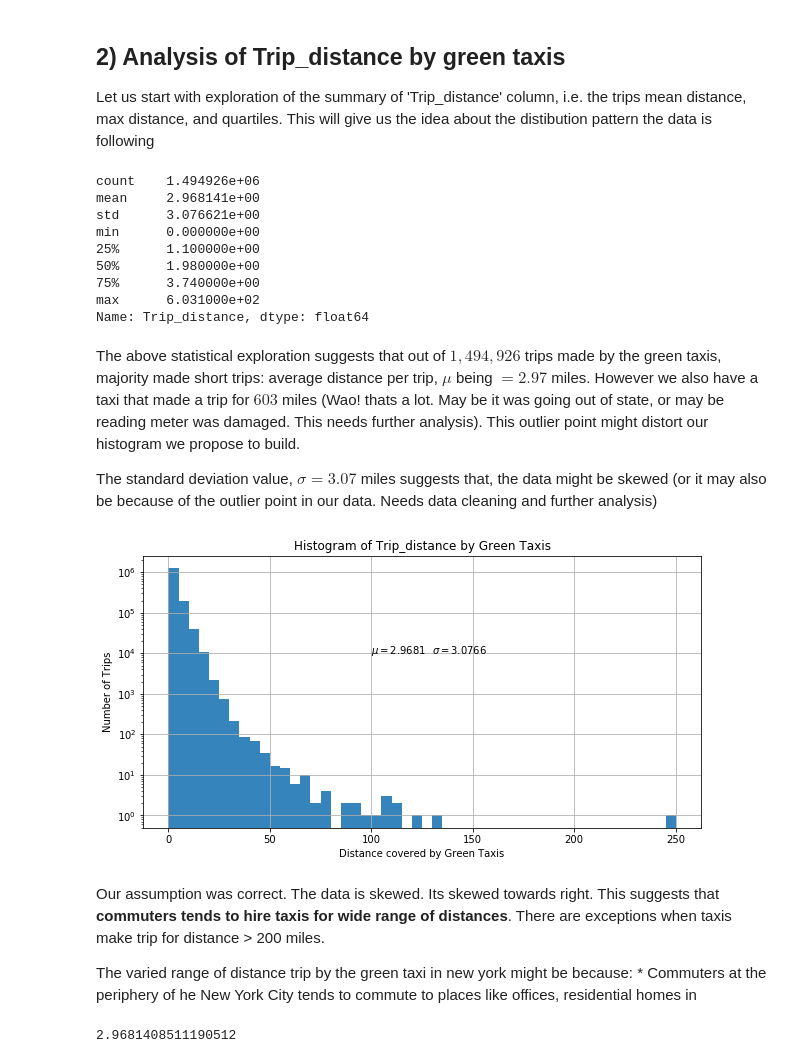
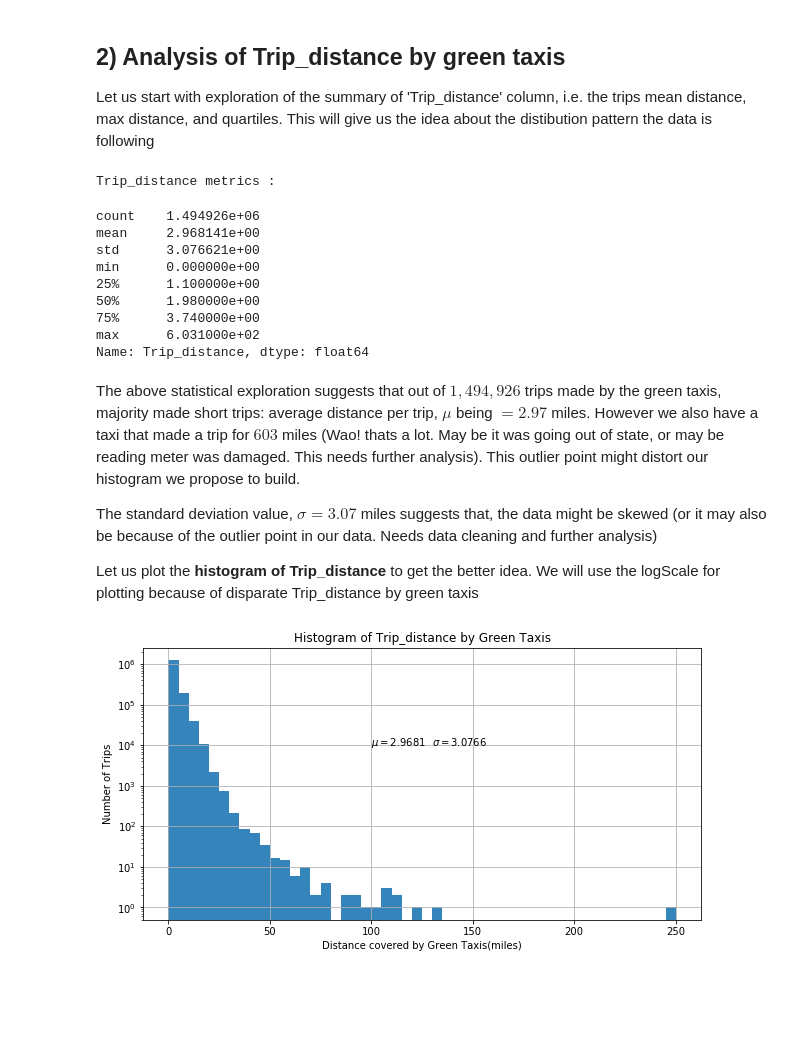
Before and after one commit to saurabhsingh13no/NewYork_GreenTaxis, a Jupyter notebook: notebook/GreenTaxis.ipynb, the cells around one changed output. Cells and saved outputs as stored; diff of their text form; code cells hidden in the pictures; blank space fills up the shorter version.

```diff
--- a/notebook/GreenTaxis.ipynb
+++ b/notebook/GreenTaxis.ipynb
@@ -30,9 +30,17 @@ Defining some global variables to be used in the code. This technique of central
 # %%
 CSV_DATA_URL = "https://s3.amazonaws.com/nyc-tlc/trip+data/green_tripdata_2015-09.csv"
 DEST_FILENAME = "../data/green.csv"
-X_LABEL_HIST = "Distance covered by Green Taxis"
+X_LABEL_HIST = "Distance covered by Green Taxis(miles)"
 Y_LABEL_HIST = "Number of Trips"
 TITLE_HIST   = "Histogram of Trip_distance by Green Taxis"
+PICKUP_TIME_COLUMN = "lpep_pickup_datetime"
+TRIP_DISTANCE_COLUMN = "Trip_distance"
+MEAN_TRIP_DISTANCE_BY_HOUR  = "meanTripDistByHour"
+MEDIAN_TRIP_DISTANCE_BY_HOUR = "medianTripDistByHour"
+TITLE_MEAN_MEDIAN= "Mean v/s Median Trip_distance grouped by hour"
+XLabel_MEAN_MEDIAN = "HOURS"
+YLabel_MEAN_MEDIAN = "Trip Distance (miles)"
+RateCodeID = "RateCodeID"
 # %% [markdown]
 ## Downloading the data
 
@@ -85,55 +93,52 @@ Dataset contains : 1494926 number of rows and 21 number of columns
 Let us start with exploration of the summary of 'Trip_distance' column, i.e. the trips mean distance, max distance, and quartiles. This will give us the idea about the distibution pattern the data is following
 # %%
 # get the mean, standard_deviation, max and quartiles about the Trip_distance made by green taxis
-df['Trip_distance'].describe()
+print ("Trip_distance metrics : ")
+df[TRIP_DISTANCE_COLUMN].describe()
 # %% [output]
-count    1.494926e+06
-mean     2.968141e+00
-std      3.076621e+00
-min      0.000000e+00
-25%      1.100000e+00
-50%      1.980000e+00
-75%      3.740000e+00
-max      6.031000e+02
-Name: Trip_distance, dtype: float64
+Trip_distance metrics :
+count    1.494926e+06
+mean     2.968141e+00
+std      3.076621e+00
+min      0.000000e+00
+25%      1.100000e+00
+50%      1.980000e+00
+75%      3.740000e+00
+max      6.031000e+02
+Name: Trip_distance, dtype: float64
 # %% [markdown]
 The above statistical exploration suggests that out of $1,494,926$ trips made by the green taxis, majority made short trips: average distance per trip, $\mu $ being $ = 2.97 $ miles. However we also have a taxi that made a trip for $603$ miles (Wao! thats a lot. May be it was going out of state, or may be reading meter was damaged. This needs further analysis). This outlier point might distort our histogram we propose to build.
 
 The standard deviation value, $ \sigma = 3.07$ miles suggests that, the data might be skewed (or it may also be because of the outlier point in our data. Needs data cleaning and further analysis)
+
+Let us plot the <strong> histogram of Trip_distance</strong> to get the better idea. We will use the logScale for plotting because of disparate Trip_distance by green taxis
 # %%
 %matplotlib inline
 def plotHist(trip_distance, xlabel, ylabel, title, showMu=True):
     """
     Function to plot histogram of Trip_distance by green taxis
 
     :param trip_distance : A pandas series of float values
+    :param xlabel        : String. xlabel for the plot
+    :param ylabel        : String. ylabel for the plot
     :param title         : String. This variable sets the title of the plot
     :param showMu        : Boolean. This tells the function whether to show mean value on the plot or not.
     :return              : None
     """
     mean = "%.4f"%trip_distance.mean()
     std_dev = "%.4f"%trip_distance.std()
     plt.figure(figsize=(10,5))
     plt.yscale("log")
     plt.xlabel("{0}".format(xlabel))
     plt.ylabel("{0}".format(ylabel))
     plt.title("{0}".format(title))
     plt.hist(trip_distance, 50, alpha = 0.9,range=(0,250))
     if showMu:
         plt.text(100, 10**4, r'$\mu = {0}$'.format(mean))
         plt.text(130, 10**4, r'$\sigma = {0}$'.format(std_dev))
     plt.grid(True)
     plt.show()
 
-plotHist(df['Trip_distance'], X_LABEL_HIST, Y_LABEL_HIST, TITLE_HIST)
+plotHist(df[TRIP_DISTANCE_COLUMN], X_LABEL_HIST, Y_LABEL_HIST, TITLE_HIST)
 # %% [output]
-[figure, old version]
+[figure, new version]
-# %% [markdown]
-Our assumption was correct. The data is skewed. Its skewed towards right. This suggests that <strong>commuters tends to hire taxis for wide range of distances</strong>. There are exceptions when taxis make trip for distance > 200 miles.
-
-The varied range of distance trip by the green taxi in new york might be because:
-    * Commuters at the periphery of he New York City tends to commute to places like offices, residential homes in
-# %%
-df['Trip_distance'].mean()
-# %% [output]
-2.9681408511190512
```
Also changed, not shown: parts of 17 cells of this notebook.
